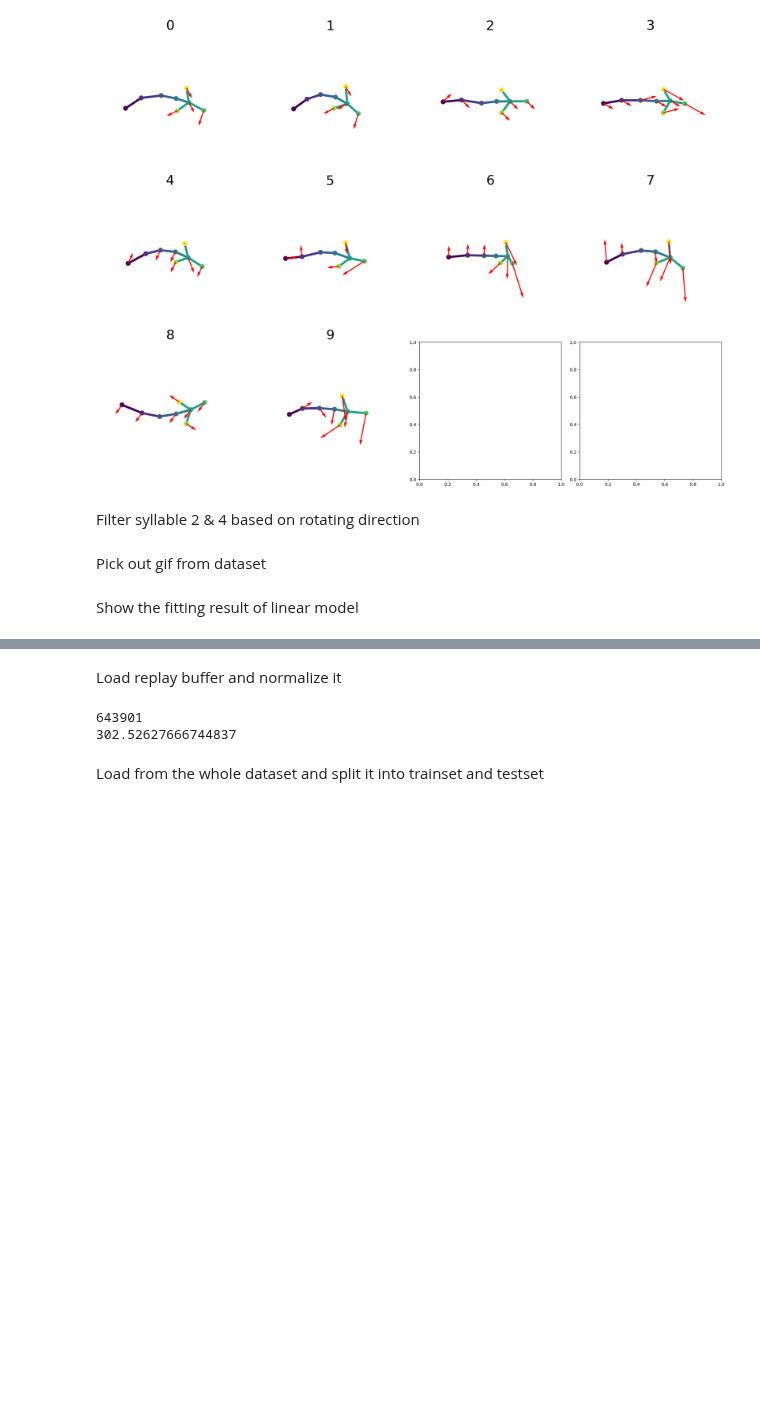
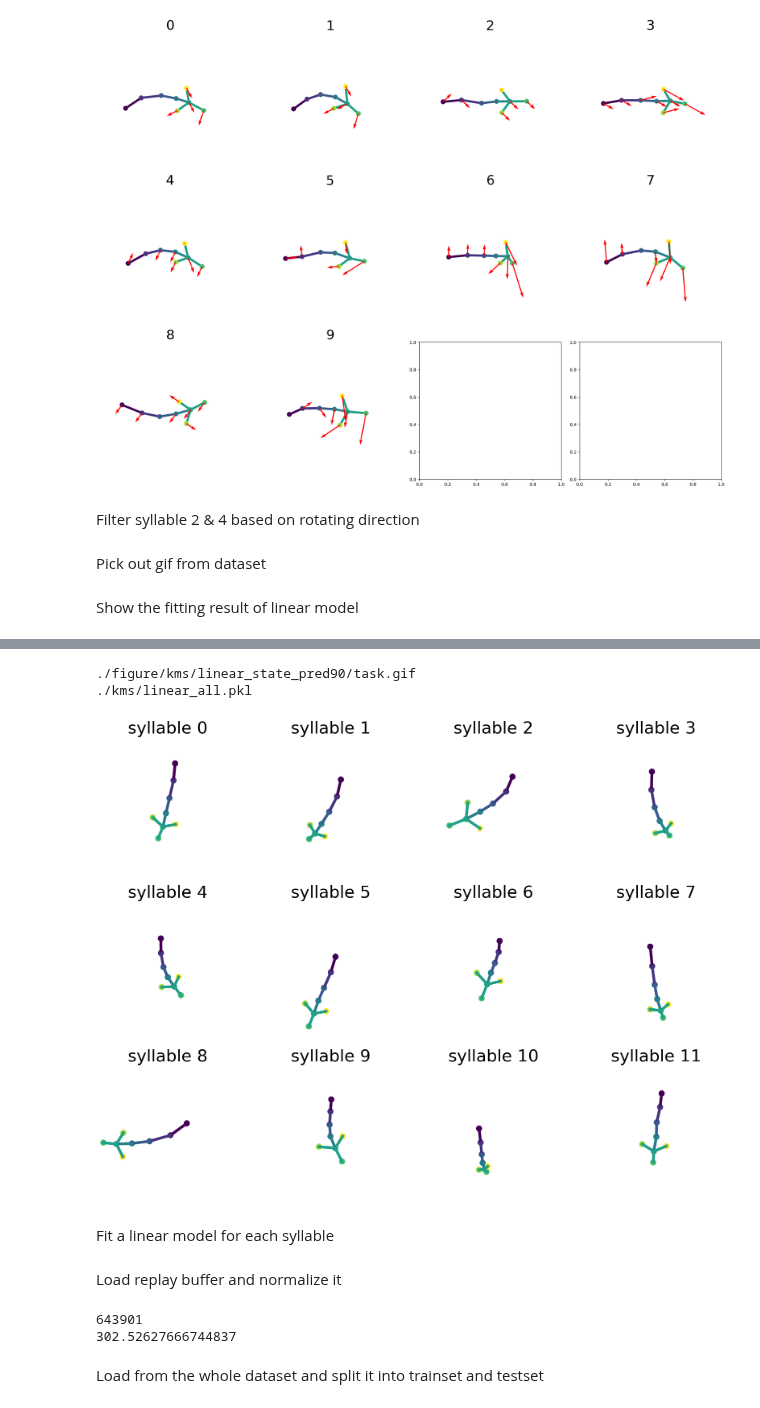
Before and after one commit to G1NO3/Rat7m-SPEDER, a Jupyter notebook: simulation.ipynb, the cells around one changed output, grey strips where cells are left out. Saved outputs shown, nothing was run; the diff lists cells and outputs as text; code cells hidden in the pictures; blank space fills up the shorter version.

Commit message:
fit soft label, compare with linear model

```diff
--- a/simulation.ipynb
+++ b/simulation.ipynb
@@ -353,3 +355,12 @@ print(error.shape)
 error_mean = np.mean(error, axis=0)
 print(error_mean, error_mean.mean())
 torch.save(lr, './kms/linear_model_discrete.pth')
+# %%
+replay_buffer = buffer.ReplayBuffer(state_dim, action_dim, 10000)
+replay_buffer_path = './kms/replay_buffer_all_normalized.pth'
+replay_buffer.load_state_dict(torch.load(replay_buffer_path))
+n_syllable = 78
+for syllable in range(n_syllable):
+    lr = LinearRegression()
+    idx = np.where(replay_buffer.task == syllable)[0]
+    print(len(idx))
@@ -355,0 +385,53 @@ torch.save(lr, './kms/linear_model_discrete.pth')
+# %%
+from sklearn.linear_model import LinearRegression
+from visualize import plot_gif_all_syllables
+train_buffer_path = './kms/train_data_all.pth'
+train_buffer_state_dict = torch.load(train_buffer_path)
+state_dim, action_dim = 16, 16
+train_buffer = buffer.ReplayBuffer(state_dim, action_dim, max_size=10000)
+train_buffer.load_state_dict(train_buffer_state_dict)
+test_buffer_path = './kms/test_data_all.pth'
+replay_buffer_state_dict = torch.load(test_buffer_path)
+state_dim, action_dim = 16, 16
+test_buffer = buffer.ReplayBuffer(state_dim, action_dim, max_size=10000)
+test_buffer.load_state_dict(replay_buffer_state_dict)
+timestep = 30
+state_dim = action_dim = 16
+n_syllable = 78
+state_seqs = np.zeros((n_syllable, timestep, state_dim))
+coef_matrix, intercept_matrix = np.zeros((n_syllable, state_dim, action_dim)), np.zeros((n_syllable, action_dim))
+var_matrix = np.ones((n_syllable, action_dim))
+for syllable in range(n_syllable):
+    print('syllable:', syllable)
+    lr = LinearRegression()
+    idx = np.where(train_buffer.task == syllable)[0]
+    # state, action, next_state, reward, done, task, next_task = unpack_batch(train_buffer.take(idx))
+    state = train_buffer.state[idx]
+    action = train_buffer.action[idx]
+    if state.shape[0] == 0:
+        continue
+    lr.fit(state, action)
+    coef_matrix[syllable] = lr.coef_
+    intercept_matrix[syllable] = lr.intercept_
+    var_matrix[syllable] = np.var(action - lr.predict(state), axis=0, ddof=action_dim+1)
+    # new_action_pred = lr.predict(state)
+    # error = np.abs(new_next_state_pred - next_state)
+    # print(error.shape)
+    # error_mean = np.mean(error, axis=0)
+    # print(error_mean, error_mean.mean())
+    # all_error[syllable] = check_multiple_step_rollout(lr, syllable, replay_buffer)
+    # print(syllable, all_error[syllable])
+    sample_idx = 90
+    state = test_buffer.state[sample_idx]
+    state_seqs[syllable, 0] = state
+    for i in range(1, timestep):
+        action = lr.predict(state.reshape(1, -1))
+        # print('action:', action.shape)
+        next_state = action + state
+        state_seqs[syllable, i] = next_state
+        state = next_state
+plot_gif_all_syllables(state_seqs, f'./figure/kms/linear_state_pred90/task.gif')
+pickle.dump({'coef_matrix': coef_matrix, 'intercept_matrix': intercept_matrix, 'var_matrix': var_matrix},
+            open('./kms/linear_all.pkl', 'wb'))
+print('./kms/linear_all.pkl')
+# %% [output]
@@ -356,3 +455,8 @@ torch.save(lr, './kms/linear_model_discrete.pth')
+./figure/kms/linear_state_pred90/task.gif
+./kms/linear_all.pkl
+[figure, added]
+# %% [markdown]
+Fit a linear model for each syllable
 # %%
 from sklearn.linear_model import LinearRegression
 from visualize import plot_gif
```
Also changed, not shown: parts of 5 cells of this notebook, 3 other files.
